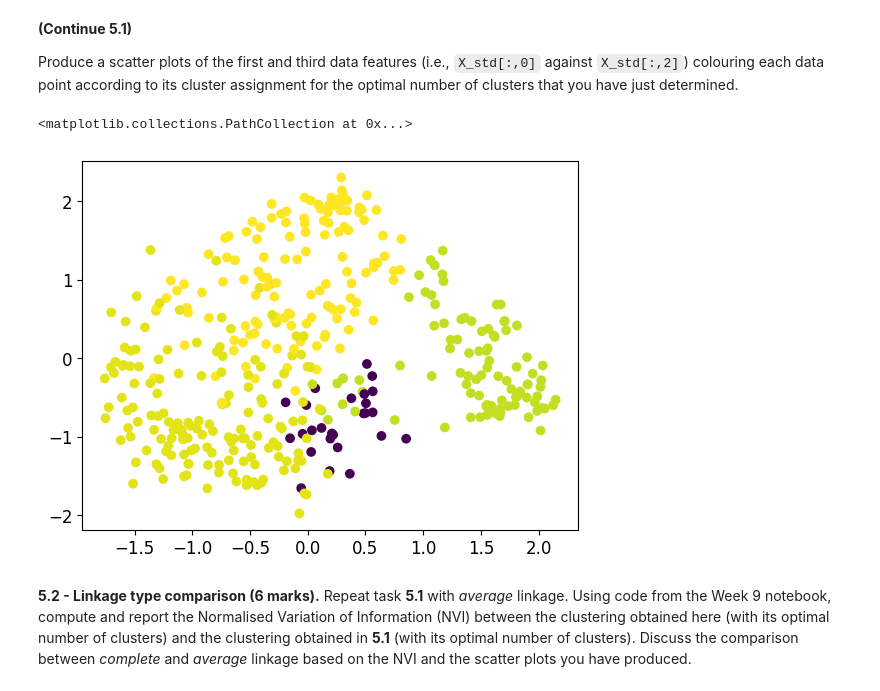
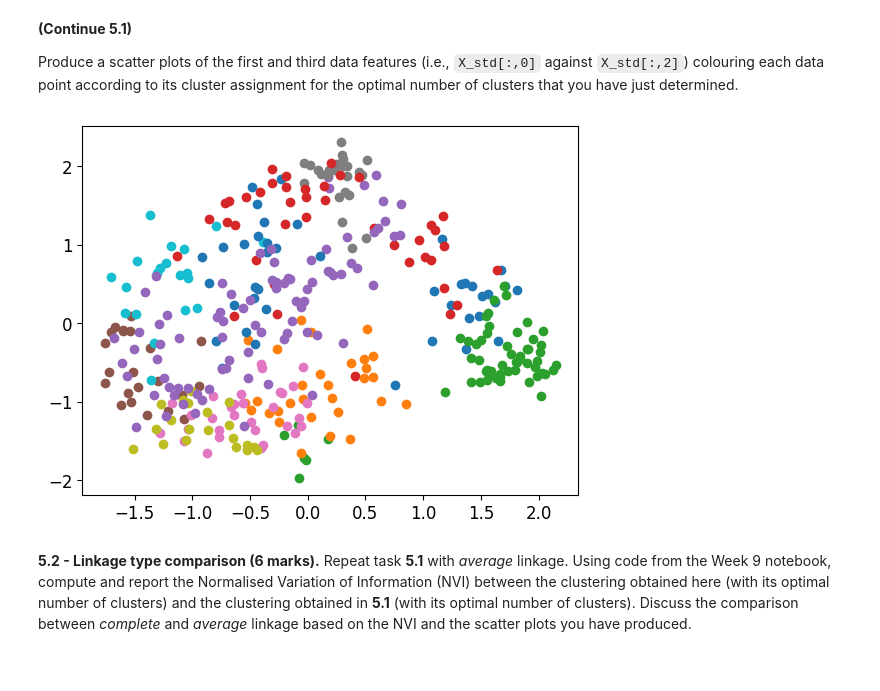
Before and after one commit to alisaklymchuk/data_science_math60026, a Jupyter notebook: 2025/CID_Coursework2_Part2.ipynb, the cells around one changed output. Cells and saved outputs as stored; diff of their text form; code cells hidden in the pictures.

```diff
--- a/2025/CID_Coursework2_Part2.ipynb
+++ b/2025/CID_Coursework2_Part2.ipynb
@@ -781,13 +781,12 @@ plt.show()
 
 Produce a scatter plots of the first and third data features (i.e., `X_std[:,0]` against `X_std[:,2]`) colouring each data point according to its cluster assignment for the optimal number of clusters that you have just determined.
 # %%
-optim_K = 3
+optim_K = 15
 labels = h_clustering[optim_K].astype(int)
-_, labels_remapped = np.unique(labels, return_inverse=True)
-colors = plt.cm.tab20(np.linspace(0,1,optim_K))
-plt.scatter(X_std[:, 0], X_std[:, 2], c = labels)
+unique_labels = np.unique(labels)
+for i in range(optim_K):
+    plt.scatter(X_std[labels==unique_labels[i], 0], X_std[labels==unique_labels[i], 2], label=i)
 # %% [output]
-<matplotlib.collections.PathCollection at 0x...>
-[figure, old version]
+[figure, new version]
 # %% [markdown]
 **5.2 - Linkage type comparison (6 marks).** Repeat task **5.1** with *average* linkage. Using code from the Week 9 notebook, compute and report the Normalised Variation of Information (NVI) between the clustering obtained here (with its optimal number of clusters) and the clustering obtained in **5.1** (with its optimal number of clusters). Discuss the comparison between *complete* and *average* linkage based on the NVI and the scatter plots you have produced.
```
Also changed, not shown: parts of 2 cells of this notebook, 1 other file.
